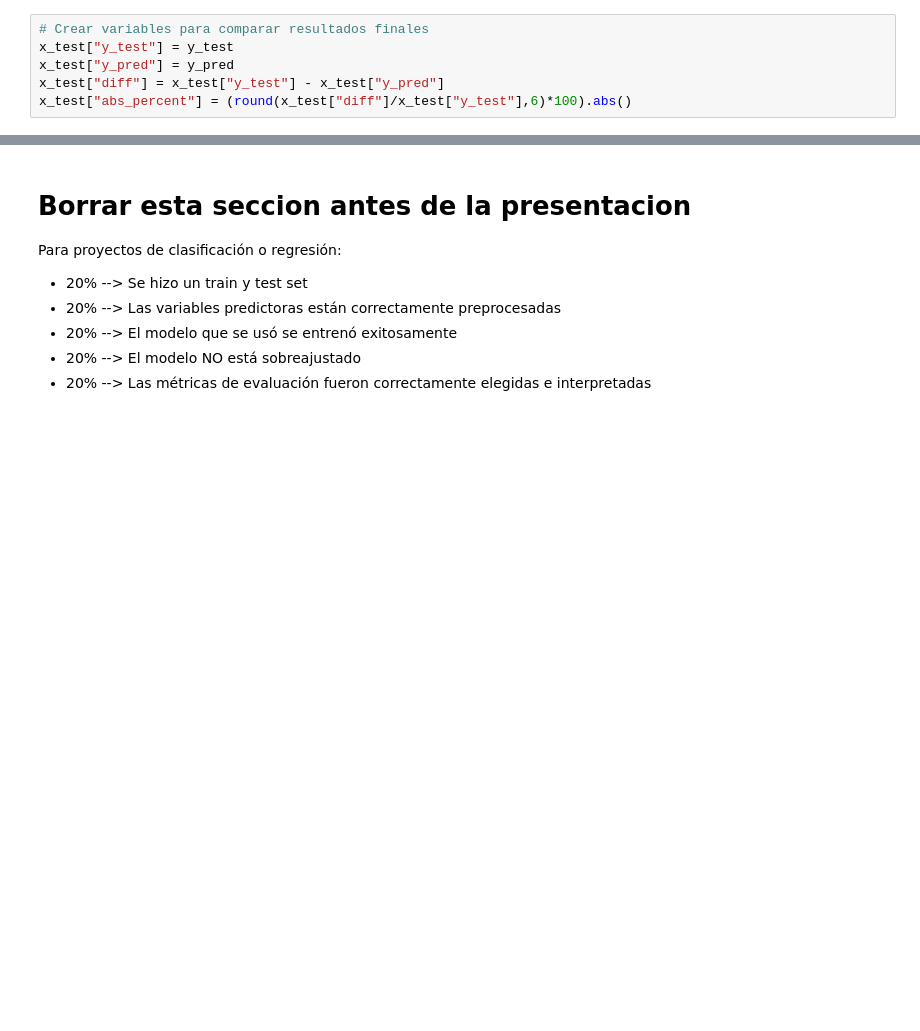
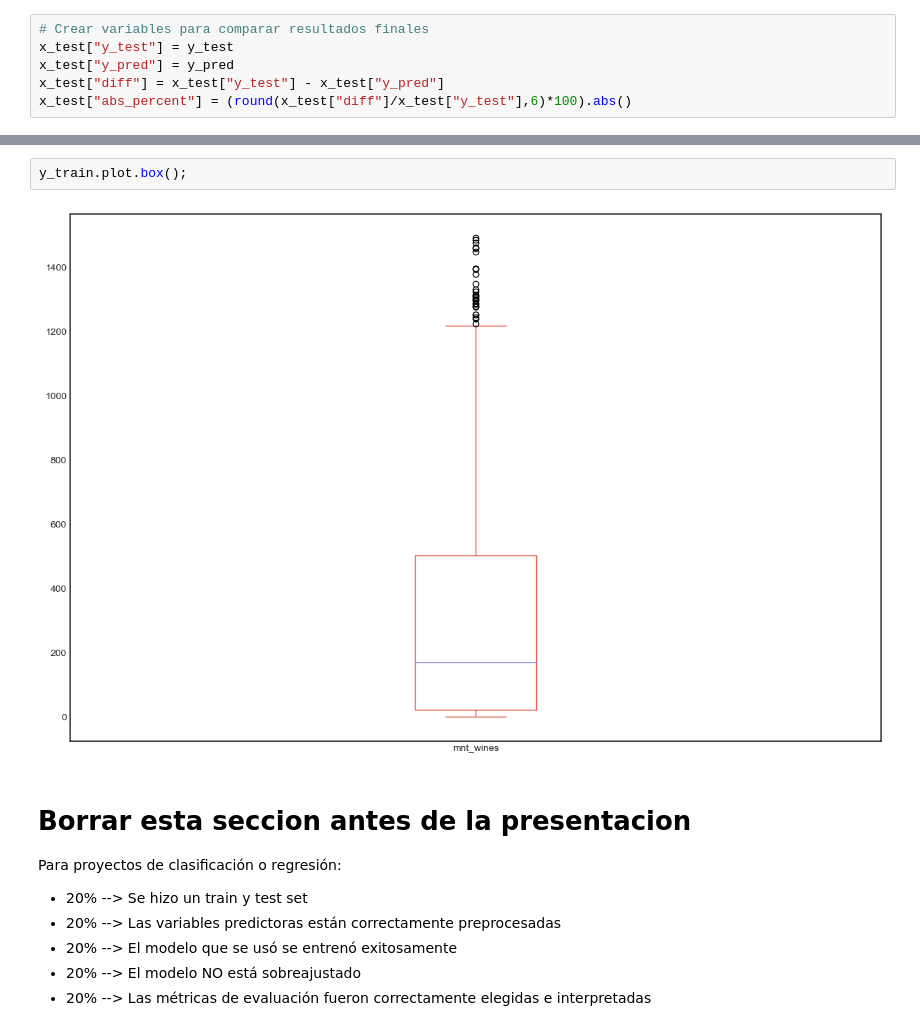
Before and after one commit to edgarmontes/predict_product, a Jupyter notebook: predict_product.ipynb, the cells around one changed output, grey strips where cells are left out. Cells and saved outputs as stored; diff of their text form; blank space fills up the shorter version.

```diff
--- a/predict_product.ipynb
+++ b/predict_product.ipynb
@@ -629,3 +633,7 @@ compare.boxplot(column=["y_test","y_pred"]);
+# %%
+y_train.plot.box();
+# %% [output]
+[figure, added]
 # %% [markdown]
 # Borrar esta seccion antes de la presentacion
 Para proyectos de clasificación o regresión:
```
Also changed, not shown: parts of 16 cells of this notebook, 1 other file.
